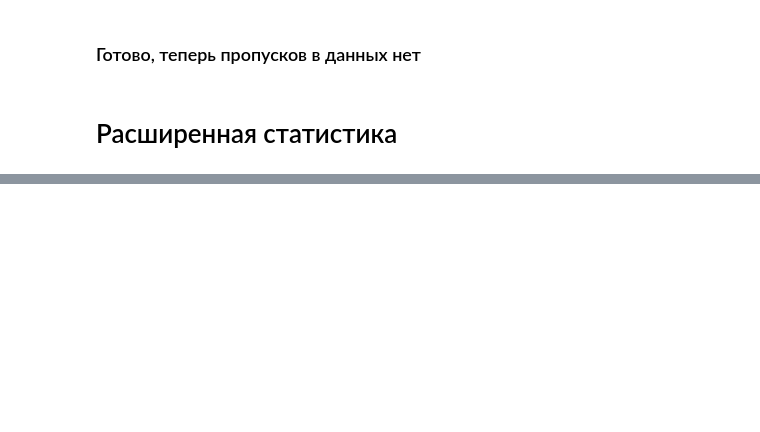
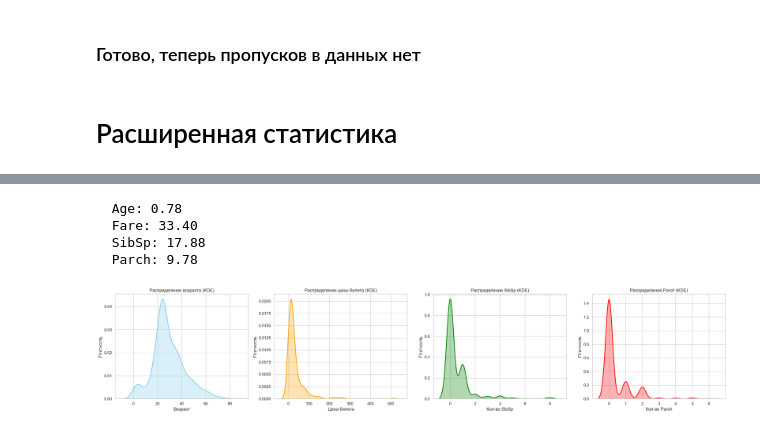
Before and after one commit to curseofuselessness/ml-course-homeworks, a Jupyter notebook: hw02_EDA/hw02_EDA.ipynb, the cells around one changed output, grey strips where cells are left out. Drawn from its saved outputs; the diff is of its cells as text; code cells hidden in the pictures; blank space fills up the shorter version.

```diff
--- a/hw02_EDA/hw02_EDA.ipynb
+++ b/hw02_EDA/hw02_EDA.ipynb
@@ -162,0 +414,46 @@ df.isnull().sum() # Проверим сейчас количество проп
+# %%
+for col in numeric_cols:
+    kurt = df[col].kurtosis()
+    print(f"  {col}: {kurt:.2f}")
+# %% [output]
+  Age: 0.78
+  Fare: 33.40
+  SibSp: 17.88
+  Parch: 9.78
+# %%
+sns.set_theme(style="whitegrid")
+
+plt.figure(figsize=(24, 5))
+
+# Первый график (Age)
+plt.subplot(1, 4, 1)
+sns.kdeplot(data=df, x='Age', color='skyblue', fill=True, alpha=0.3, linewidth=2)
+plt.xlabel('Возраст')
+plt.ylabel('Плотность')
+plt.title('Распределение возраста (KDE)')
+
+# Второй график (Fare)
+plt.subplot(1, 4, 2)
+sns.kdeplot(data=df, x='Fare', color='orange', fill=True, alpha=0.3, linewidth=2)
+plt.xlabel('Цена билета')
+plt.ylabel('Плотность')
+plt.title('Распределение цены билета (KDE)')
+
+# Третий график (SibSp)
+plt.subplot(1, 4, 3)
+sns.kdeplot(data=df, x='SibSp', color='green', fill=True, alpha=0.3, linewidth=2)
+plt.xlabel('Кол-во SibSp')
+plt.ylabel('Плотность')
+plt.title('Распределение SibSp (KDE)')
+
+# Четвертый график (Parch)
+plt.subplot(1, 4, 4)
+sns.kdeplot(data=df, x='Parch', color='red', fill=True, alpha=0.3, linewidth=2)
+plt.xlabel('Кол-во Parch')
+plt.ylabel('Плотность')
+plt.title('Распределение Parch (KDE)')
+
+plt.tight_layout()
+plt.show()
+# %% [output]
+[figure, added]
```
Also changed, not shown: parts of 57 cells of this notebook, 1 other file.
